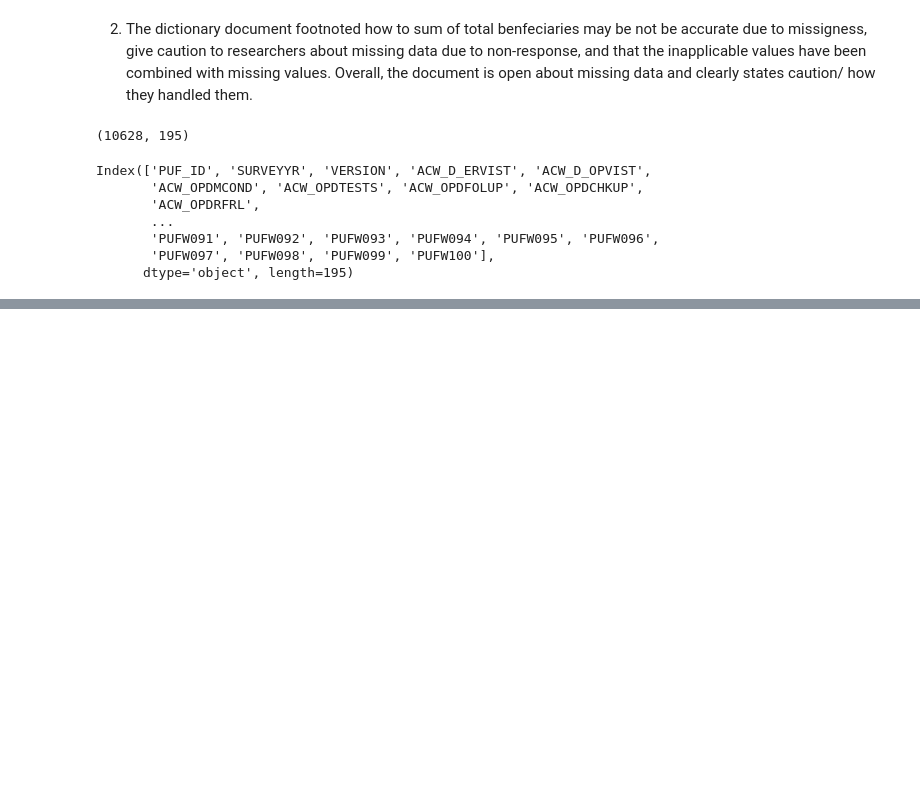
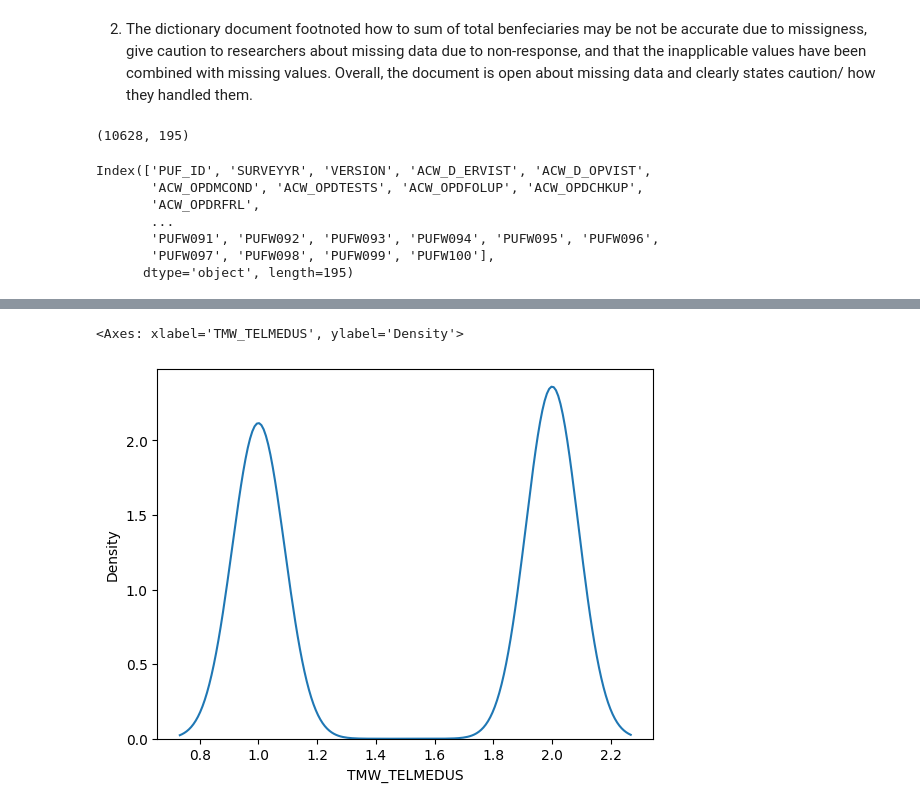
Before and after one commit to ElliotRoosevelt/visualization, a Jupyter notebook: assignment/assignment.ipynb, the cells around one changed output, grey strips where cells are left out. Cells and saved outputs as stored; diff of their text form; code cells hidden in the pictures; blank space fills up the shorter version.

```diff
--- a/assignment/assignment.ipynb
+++ b/assignment/assignment.ipynb
@@ -360,0 +414,6 @@ up.replace(to_replace=["D", "R"],value="NA") #replaced D R with NA
+# %%
+#no rescale needed
+sns.kdeplot(data=win,x='TMW_TELMEDUS')
+# %% [output]
+<Axes: xlabel='TMW_TELMEDUS', ylabel='Density'>
+[figure, added]
```
Also changed, not shown: parts of 18 cells of this notebook.
